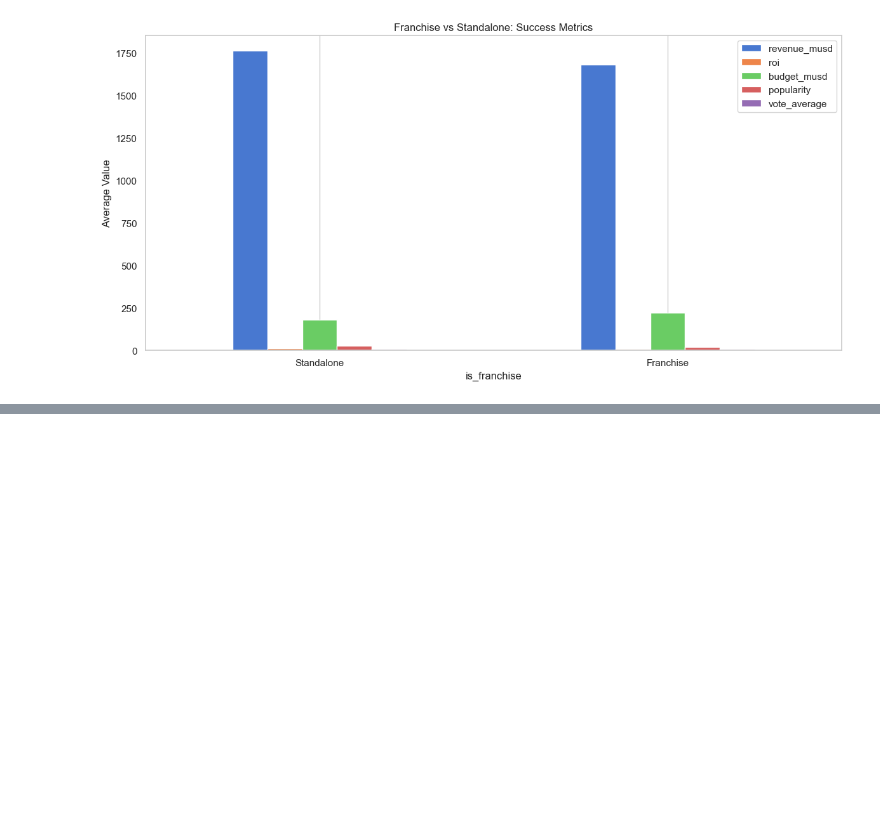
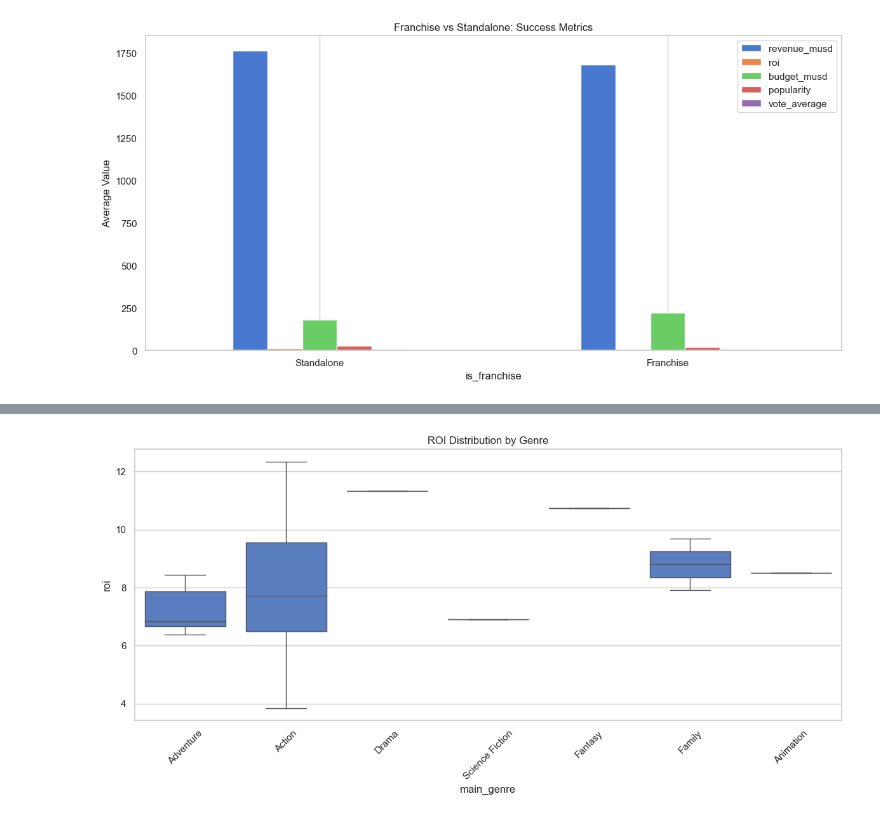
Before and after one commit to richardamasah/Amalitech_GTP, a Jupyter notebook: notebook/notebook1.ipynb, the cells around one changed output, grey strips where cells are left out. Drawn from its saved outputs; the diff is of its cells as text; code cells hidden in the pictures; blank space fills up the shorter version.

Commit message:
plot roi chart

```diff
--- a/notebook/notebook1.ipynb
+++ b/notebook/notebook1.ipynb
@@ -871,0 +900,21 @@ plt.show()
+# %%
+
+
+#
+df['roi'] = pd.to_numeric(df['roi'], errors='coerce')
+
+# Step 2: Extract the main genre (first one before "|")
+df['main_genre'] = df['genres'].apply(lambda x: x.split('|')[0] if isinstance(x, str) else None)
+
+# Step 3: Drop missing values for clean plot
+df_roi = df.dropna(subset=['roi', 'main_genre'])
+
+# Step 4: Plot ROI distribution by main genre
+plt.figure(figsize=(12, 6))
+sns.boxplot(data=df_roi, x='main_genre', y='roi')
+plt.xticks(rotation=45)
+plt.title('ROI Distribution by Genre')
+plt.tight_layout()
+plt.show()
+# %% [output]
+[figure, added]
```
Also changed, not shown: parts of 5 cells of this notebook.
